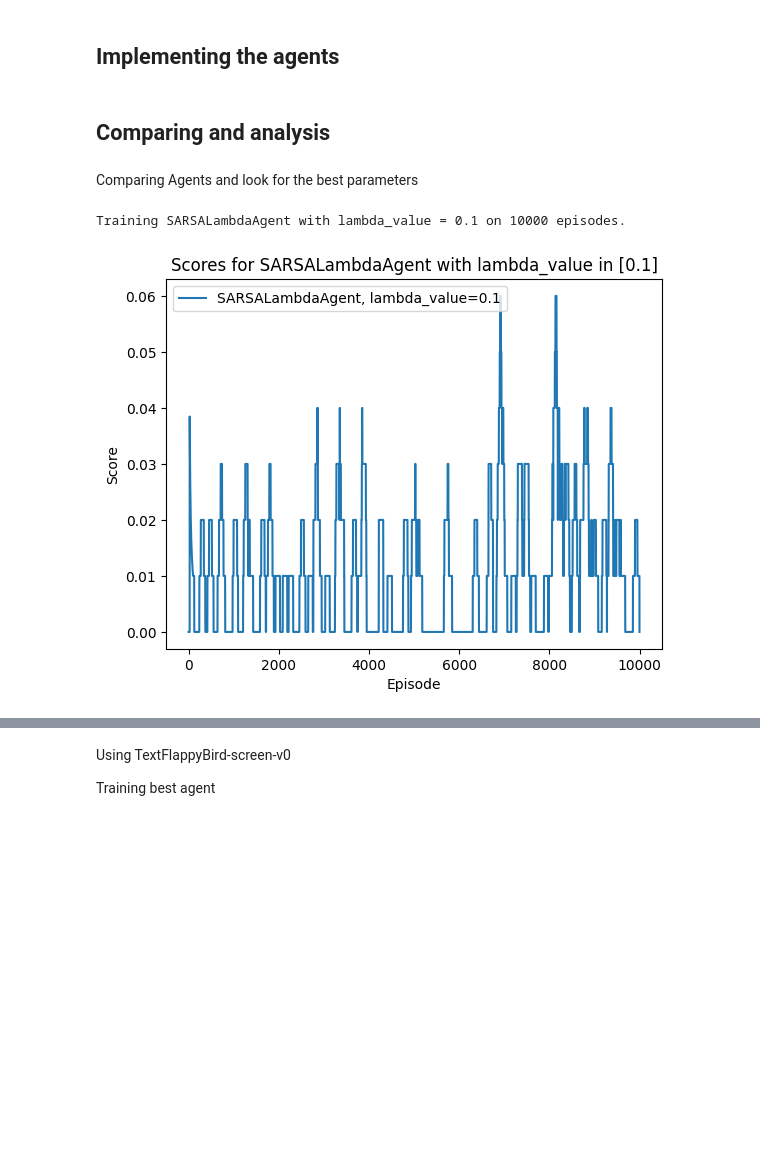
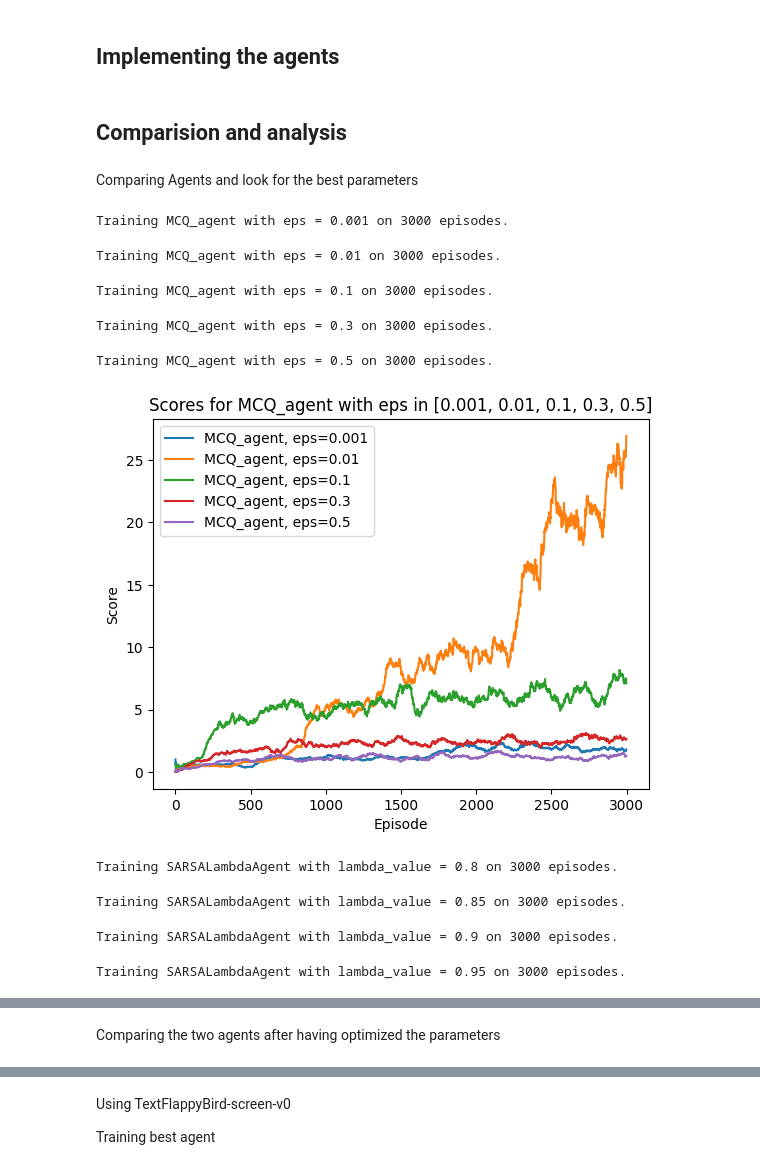
Before and after one commit to theveneth/RL_flappy_bird, a Jupyter notebook: code.ipynb, the cells around one changed output, grey strips where cells are left out. Cells and saved outputs as stored; diff of their text form; code cells hidden in the pictures; blank space fills up the shorter version.

```diff
--- a/code.ipynb
+++ b/code.ipynb
@@ -143,5 +137,5 @@ class SARSALambdaAgent: #Je ne sais que ce qu'est F(S,A) et F'(S',A')
 # %% [markdown]
-## Comparing and analysis
+## Comparision and analysis
 # %%
 def train_FB(agent, env, env_name, num_episodes):
     scores = []
@@ -210,24 +204,32 @@ Comparing Agents and look for the best parameters
 # %%
 def compare():
     # initiate environment
     env_name = 'TextFlappyBird-v0'
     env = gym.make(env_name, height=15, width=20, pipe_gap=4)
 
     # define agents and parameters to vary
     agents = {
-        #"MCQ_agent": MCQ_agent,
+        "MCQ_agent": MCQ_agent,
         "SARSALambdaAgent": SARSALambdaAgent,
     }
     params = {
-        #"MCQ_agent": {"eps": [0.001,0.01,0.1, 0.3, 0.5]},
-        "SARSALambdaAgent": {"lambda_value": [0.1]},
+        "MCQ_agent": {"eps": [0.001,0.01,0.1, 0.3, 0.5]},
+        "SARSALambdaAgent": {"lambda_value": [0.8, 0.85, 0.9,0.95]},
     }
 
     # Learning phase
-    num_episodes = 10000
+    num_episodes = 3000
     train_and_plot(env, env_name, agents, params, num_episodes)
 
 compare()
 # %% [output]
-Training SARSALambdaAgent with lambda_value = 0.1 on 10000 episodes.
+Training MCQ_agent with eps = 0.001 on 3000 episodes.
+Training MCQ_agent with eps = 0.01 on 3000 episodes.
+Training MCQ_agent with eps = 0.1 on 3000 episodes.
+Training MCQ_agent with eps = 0.3 on 3000 episodes.
+Training MCQ_agent with eps = 0.5 on 3000 episodes.
-[figure, old version]
+[figure, new version]
+Training SARSALambdaAgent with lambda_value = 0.8 on 3000 episodes.
+Training SARSALambdaAgent with lambda_value = 0.85 on 3000 episodes.
+Training SARSALambdaAgent with lambda_value = 0.9 on 3000 episodes.
+Training SARSALambdaAgent with lambda_value = 0.95 on 3000 episodes.
@@ -233,0 +237,2 @@ Training SARSALambdaAgent with lambda_value = 0.1 on 10000 episodes.
+# %% [markdown]
+Comparing the two agents after having optimized the parameters
```
Also changed, not shown: parts of 6 cells of this notebook.
